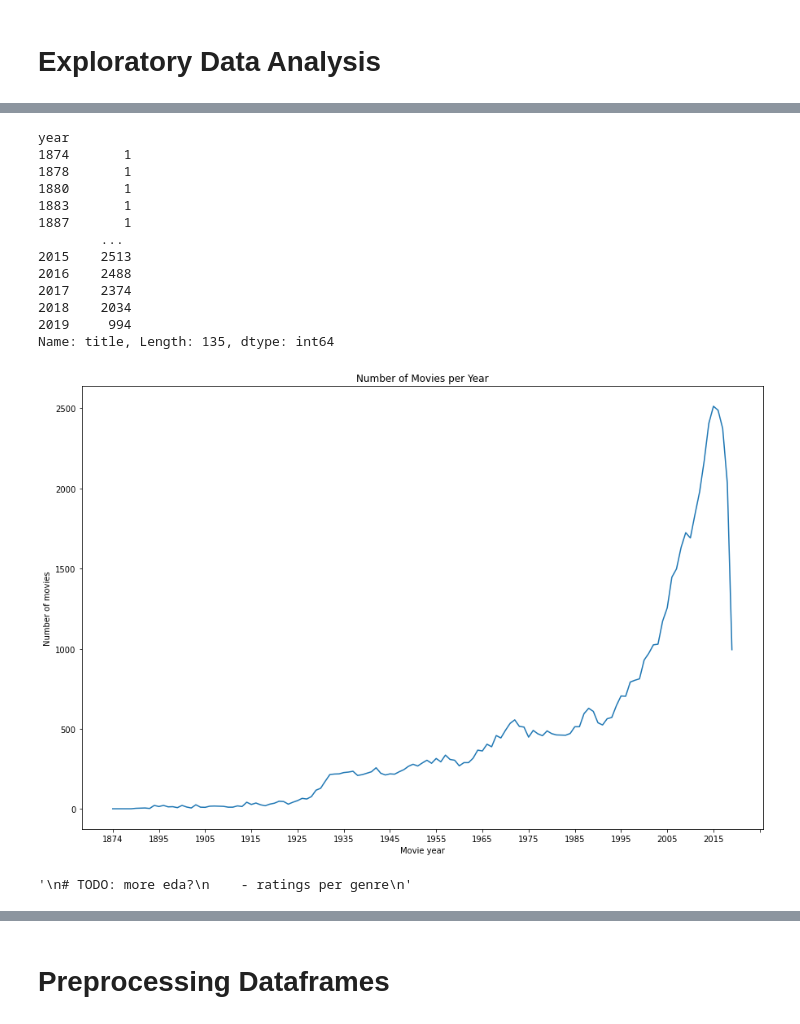
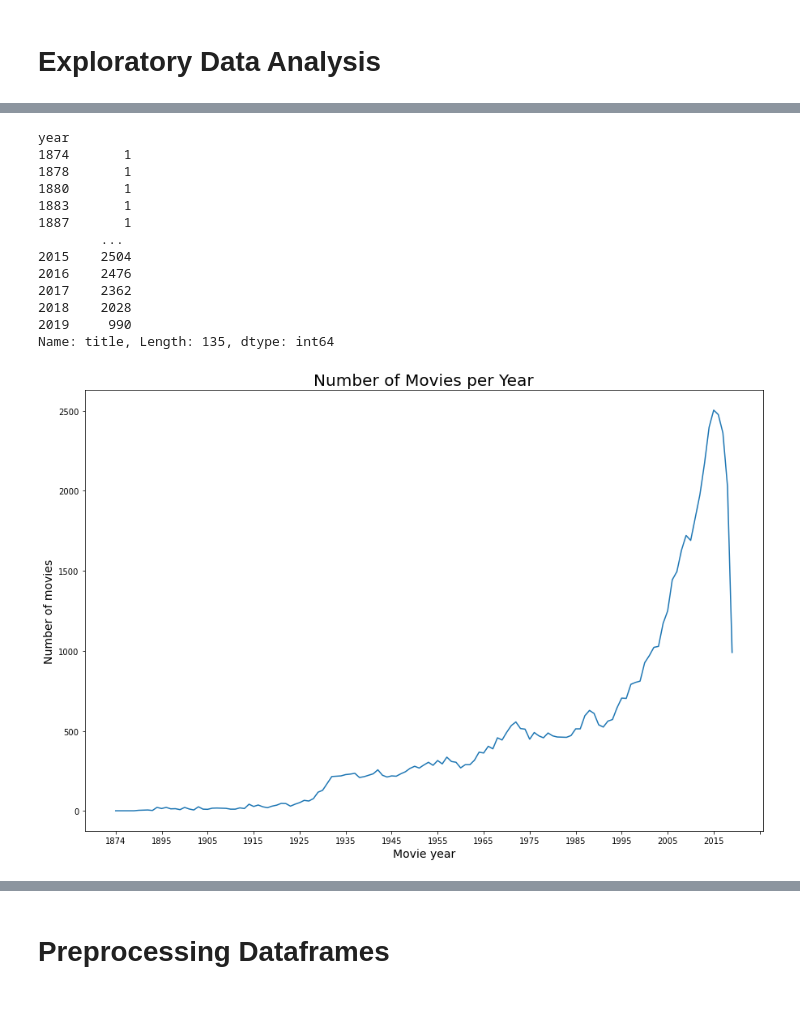
Before and after one commit to nsuttora/Movie-Recommender-Data-Mining-II, a Jupyter notebook: movie_recommender.ipynb, the cells around one changed output, grey strips where cells are left out. Cells and saved outputs as stored; diff of their text form; code cells hidden in the pictures.

Commit message:
duplicates, eda, markdown

```diff
--- a/movie_recommender.ipynb
+++ b/movie_recommender.ipynb
@@ -100,5 +112,8 @@ movies[movies.duplicated(['title', 'year'])]
 | 61800 | 206925 | The Plague | Documentary | 2006 |
 | 61913 | 207249 | American Woman | Drama | 2019 |
 98 rows × 4 columns
+# %%
+# drop the duplicates since most of them have a subset of the same genres
+movies.drop_duplicates(subset=['title', 'year'], keep='first', inplace=True)
 # %% [markdown]
 # Exploratory Data Analysis
@@ -170,26 +181,19 @@ year
 1883       1
 1887       1
         ...
-2015    2513
-2016    2488
-2017    2374
-2018    2034
-2019     994
+2015    2504
+2016    2476
+2017    2362
+2018    2028
+2019     990
 Name: title, Length: 135, dtype: int64
 # %%
 plt.figure(figsize=(15,10))
 plt.plot(title_year_group.index, title_year_group.values)
-plt.title('Number of Movies per Year')
-plt.xlabel("Movie year")
-plt.ylabel("Number of movies")
+plt.title('Number of Movies per Year', fontsize=20)
+plt.xlabel('Movie year', fontsize=14)
+plt.ylabel('Number of movies', fontsize=14)
 plt.xticks([0,10,20,30,40,50,60,70,80,90,100,110,120,130,140])
 plt.show()
 # %% [output]
-[figure, old version]
+[figure, new version]
-# %%
-'''
-# TODO: more eda?
-    - ratings per genre
-'''
-# %% [output]
-'\n# TODO: more eda?\n    - ratings per genre\n'
```
Also changed, not shown: parts of 12 cells of this notebook.
